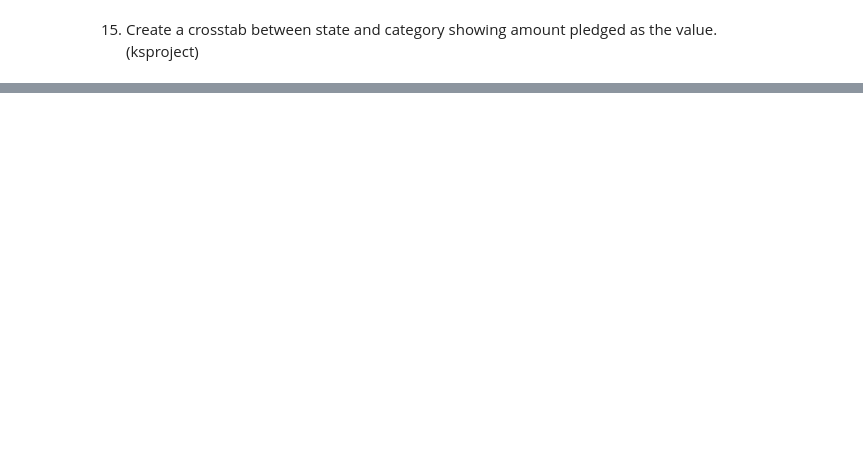
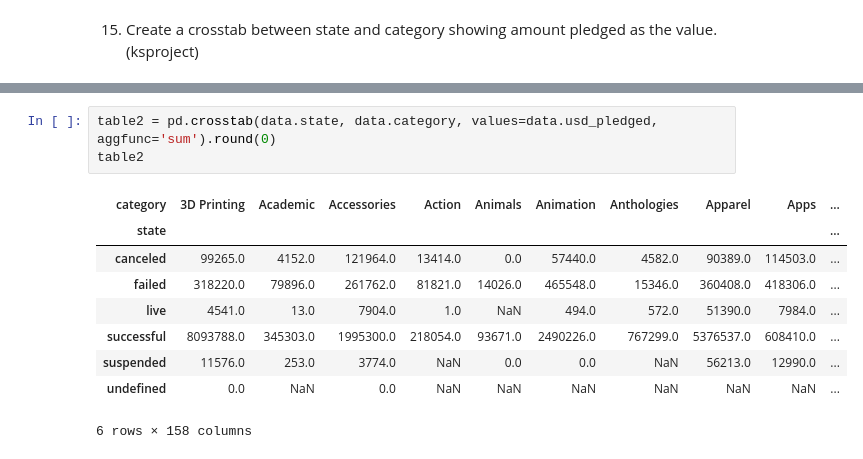
Before and after one commit to rfryrice/data-science, a Jupyter notebook: Week 3 Pandas Assignment.ipynb, the cells around one changed output, grey strips where cells are left out. Cells and saved outputs as stored; diff of their text form; blank space fills up the shorter version.

```diff
--- a/Week 3 Pandas Assignment.ipynb
+++ b/Week 3 Pandas Assignment.ipynb
@@ -190,0 +240,13 @@ array([[1.        , 0.98413159],
+# %%
+table2 = pd.crosstab(data.state, data.category, values=data.usd_pledged, aggfunc='sum').round(0)
+table2
+# %% [output]
+| category | 3D Printing | Academic | Accessories | Action | Animals | Animation | Anthologies | Apparel | Apps | ... |
+| state |  |  |  |  |  |  |  |  |  | ... |
+| canceled | 99265.0 | 4152.0 | 121964.0 | 13414.0 | 0.0 | 57440.0 | 4582.0 | 90389.0 | 114503.0 | ... |
+| failed | 318220.0 | 79896.0 | 261762.0 | 81821.0 | 14026.0 | 465548.0 | 15346.0 | 360408.0 | 418306.0 | ... |
+| live | 4541.0 | 13.0 | 7904.0 | 1.0 | NaN | 494.0 | 572.0 | 51390.0 | 7984.0 | ... |
+| successful | 8093788.0 | 345303.0 | 1995300.0 | 218054.0 | 93671.0 | 2490226.0 | 767299.0 | 5376537.0 | 608410.0 | ... |
+| suspended | 11576.0 | 253.0 | 3774.0 | NaN | 0.0 | 0.0 | NaN | 56213.0 | 12990.0 | ... |
+| undefined | 0.0 | NaN | 0.0 | NaN | NaN | NaN | NaN | NaN | NaN | ... |
+6 rows × 158 columns
```
Also changed, not shown: parts of 12 cells of this notebook.
